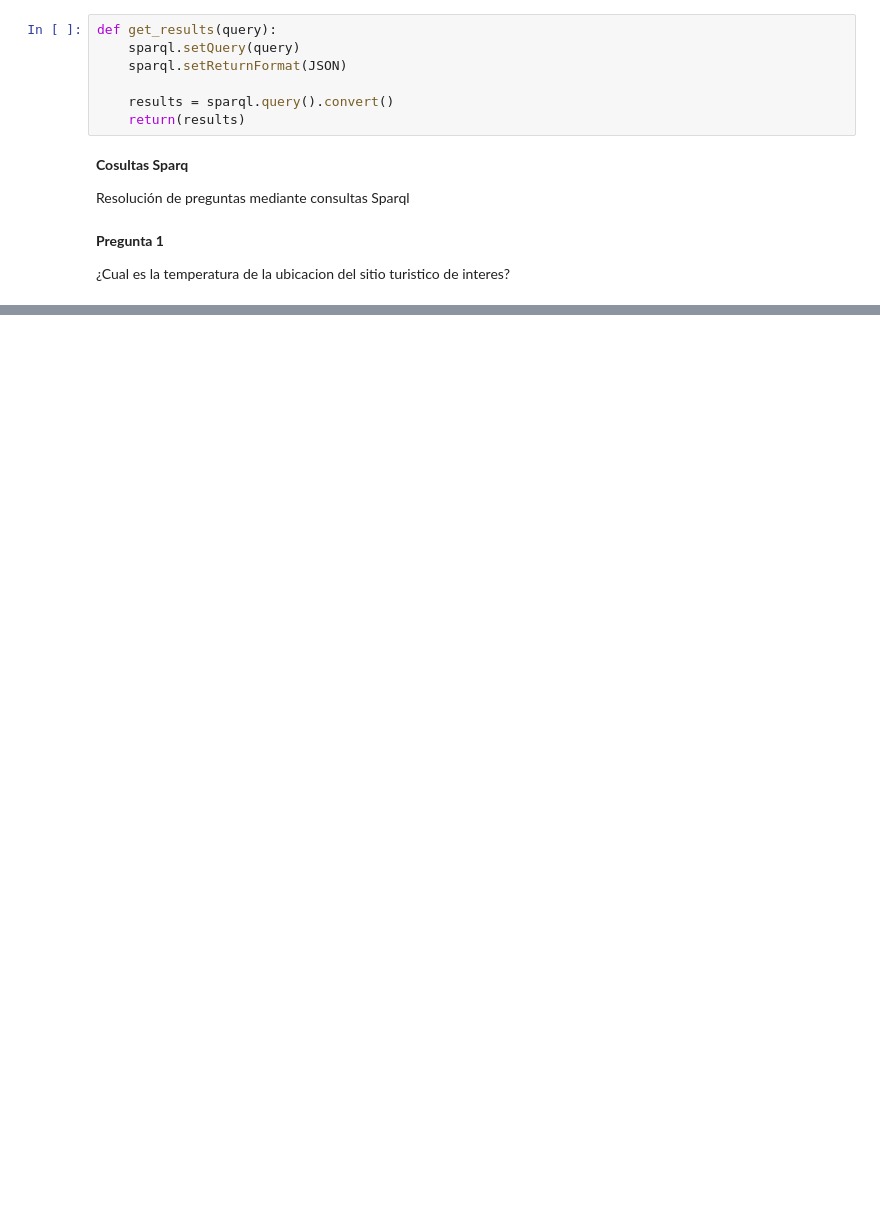
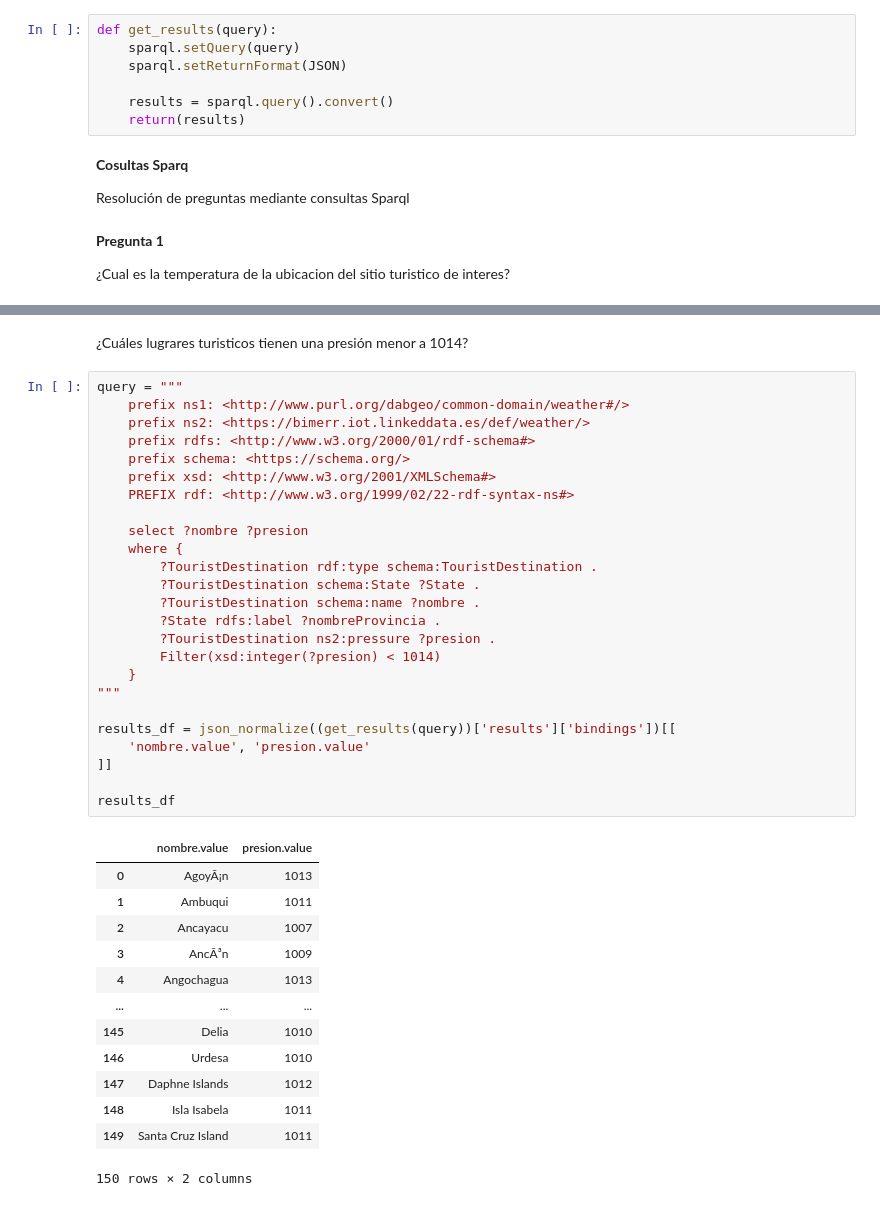
Before and after one commit to dpmerino/SBCApis, a Jupyter notebook: ConsultasSparq.ipynb, the cells around one changed output, grey strips where cells are left out. Drawn from its saved outputs; the diff is of its cells as text; blank space fills up the shorter version.

```diff
--- a/ConsultasSparq.ipynb
+++ b/ConsultasSparq.ipynb
@@ -99,0 +164,41 @@ results_df
+# %% [markdown]
+¿Cuáles lugrares turisticos tienen una presión menor a 1014?
+# %%
+query = """
+    prefix ns1: <http://www.purl.org/dabgeo/common-domain/weather#/>
+    prefix ns2: <https://bimerr.iot.linkeddata.es/def/weather/>
+    prefix rdfs: <http://www.w3.org/2000/01/rdf-schema#>
+    prefix schema: <https://schema.org/>
+    prefix xsd: <http://www.w3.org/2001/XMLSchema#>
+    PREFIX rdf: <http://www.w3.org/1999/02/22-rdf-syntax-ns#>
+
+    select ?nombre ?presion
+    where {
+	    ?TouristDestination rdf:type schema:TouristDestination .
+        ?TouristDestination schema:State ?State .
+        ?TouristDestination schema:name ?nombre .
+        ?State rdfs:label ?nombreProvincia .
+        ?TouristDestination ns2:pressure ?presion .
+        Filter(xsd:integer(?presion) < 1014)
+    }
+"""
+
+results_df = json_normalize((get_results(query))['results']['bindings'])[[
+    'nombre.value', 'presion.value'
+]]
+
+results_df
+# %% [output]
+|  | nombre.value | presion.value |
+| 0 | AgoyÃ¡n | 1013 |
+| 1 | Ambuqui | 1011 |
+| 2 | Ancayacu | 1007 |
+| 3 | AncÃ³n | 1009 |
+| 4 | Angochagua | 1013 |
+| ... | ... | ... |
+| 145 | Delia | 1010 |
+| 146 | Urdesa | 1010 |
+| 147 | Daphne Islands | 1012 |
+| 148 | Isla Isabela | 1011 |
+| 149 | Santa Cruz Island | 1011 |
+150 rows × 2 columns
```
Also changed, not shown: parts of 12 cells of this notebook, 4 other files.
